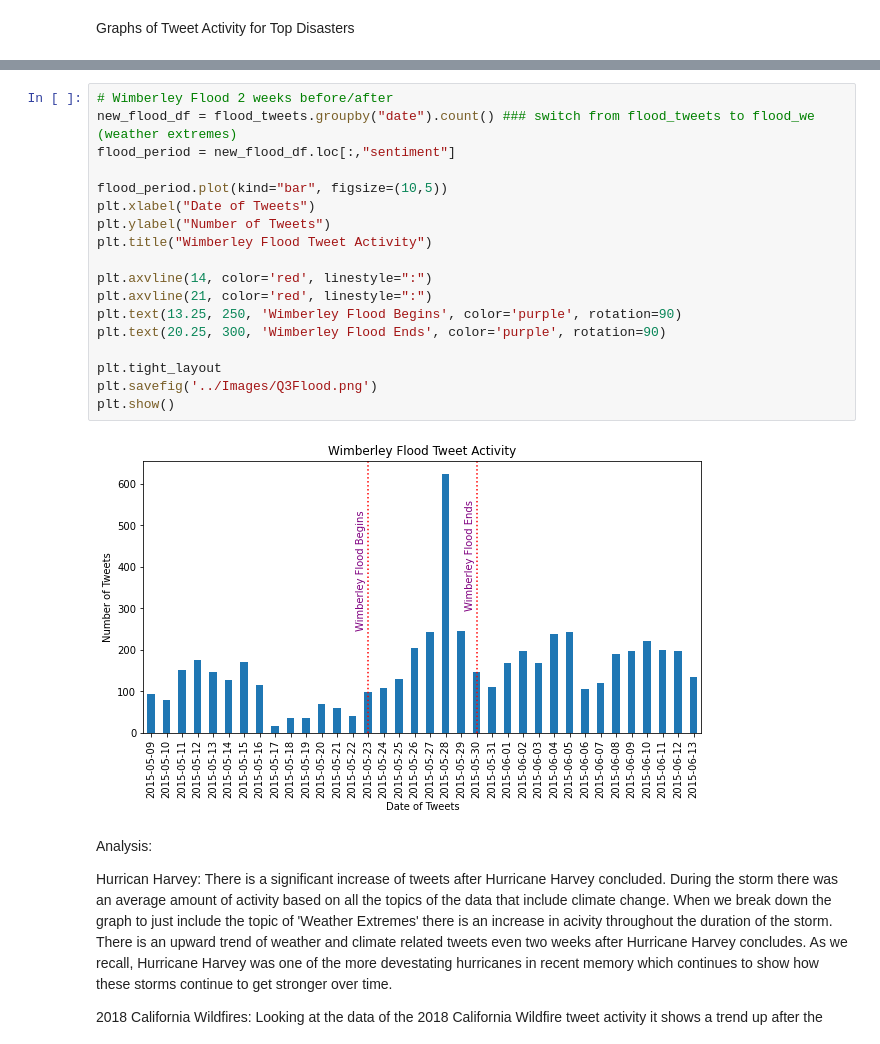
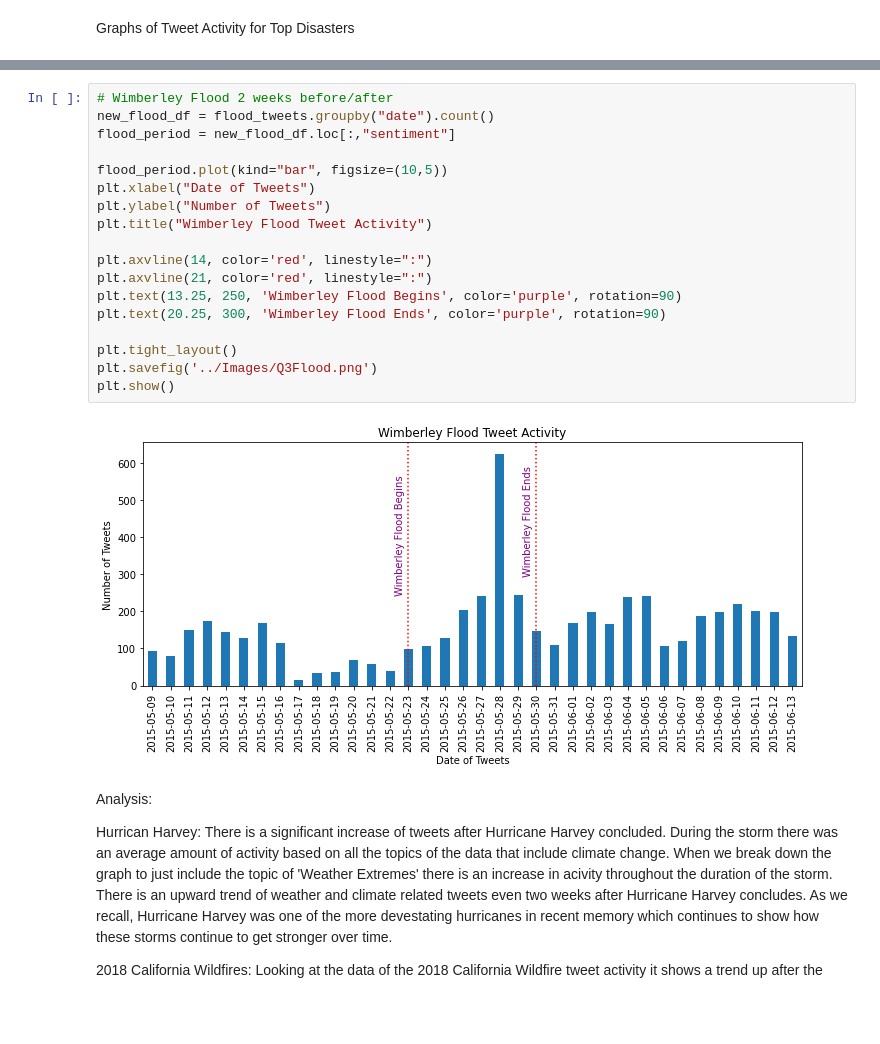
Before and after one commit to andcetera/Twitter-climate-change-sentiment, a Jupyter notebook: Individual_Contributors/us_disasters.ipynb, the cells around one changed output, grey strips where cells are left out. Cells and saved outputs as stored; diff of their text form; blank space fills up the shorter version.

```diff
--- a/Individual_Contributors/us_disasters.ipynb
+++ b/Individual_Contributors/us_disasters.ipynb
@@ -283,24 +280,24 @@ plt.show()
 [figure]
 # %%
 # Wimberley Flood 2 weeks before/after
-new_flood_df = flood_tweets.groupby("date").count() ### switch from flood_tweets to flood_we (weather extremes)
+new_flood_df = flood_tweets.groupby("date").count()
 flood_period = new_flood_df.loc[:,"sentiment"]
 
 flood_period.plot(kind="bar", figsize=(10,5))
 plt.xlabel("Date of Tweets")
 plt.ylabel("Number of Tweets")
 plt.title("Wimberley Flood Tweet Activity")
 
 plt.axvline(14, color='red', linestyle=":")
 plt.axvline(21, color='red', linestyle=":")
 plt.text(13.25, 250, 'Wimberley Flood Begins', color='purple', rotation=90)
 plt.text(20.25, 300, 'Wimberley Flood Ends', color='purple', rotation=90)
 
-plt.tight_layout
+plt.tight_layout()
 plt.savefig('../Images/Q3Flood.png')
 plt.show()
 # %% [output]
-[figure, old version]
+[figure, new version]
 # %% [markdown]
 Analysis:
 
```
Also changed, not shown: parts of 14 cells of this notebook, 1 other file.
